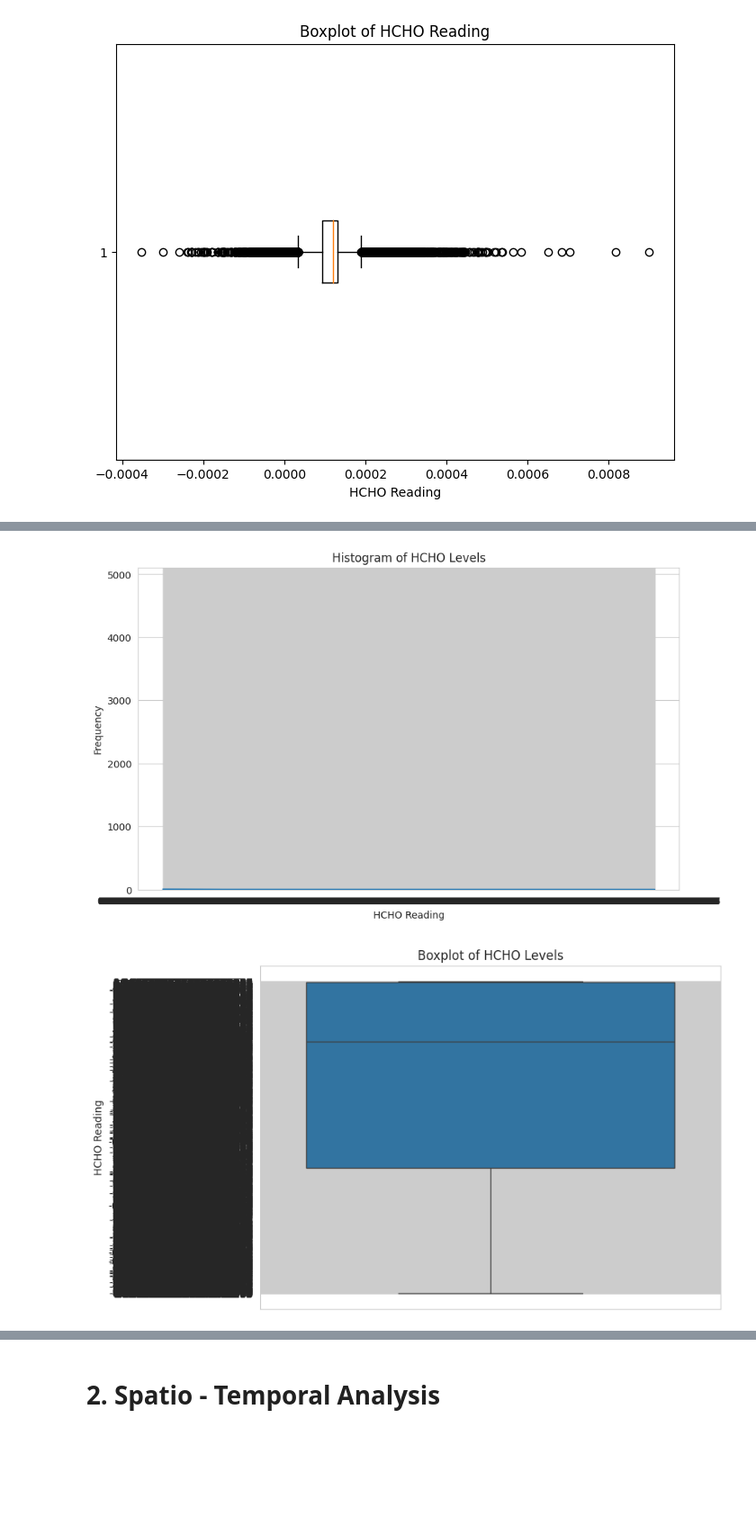
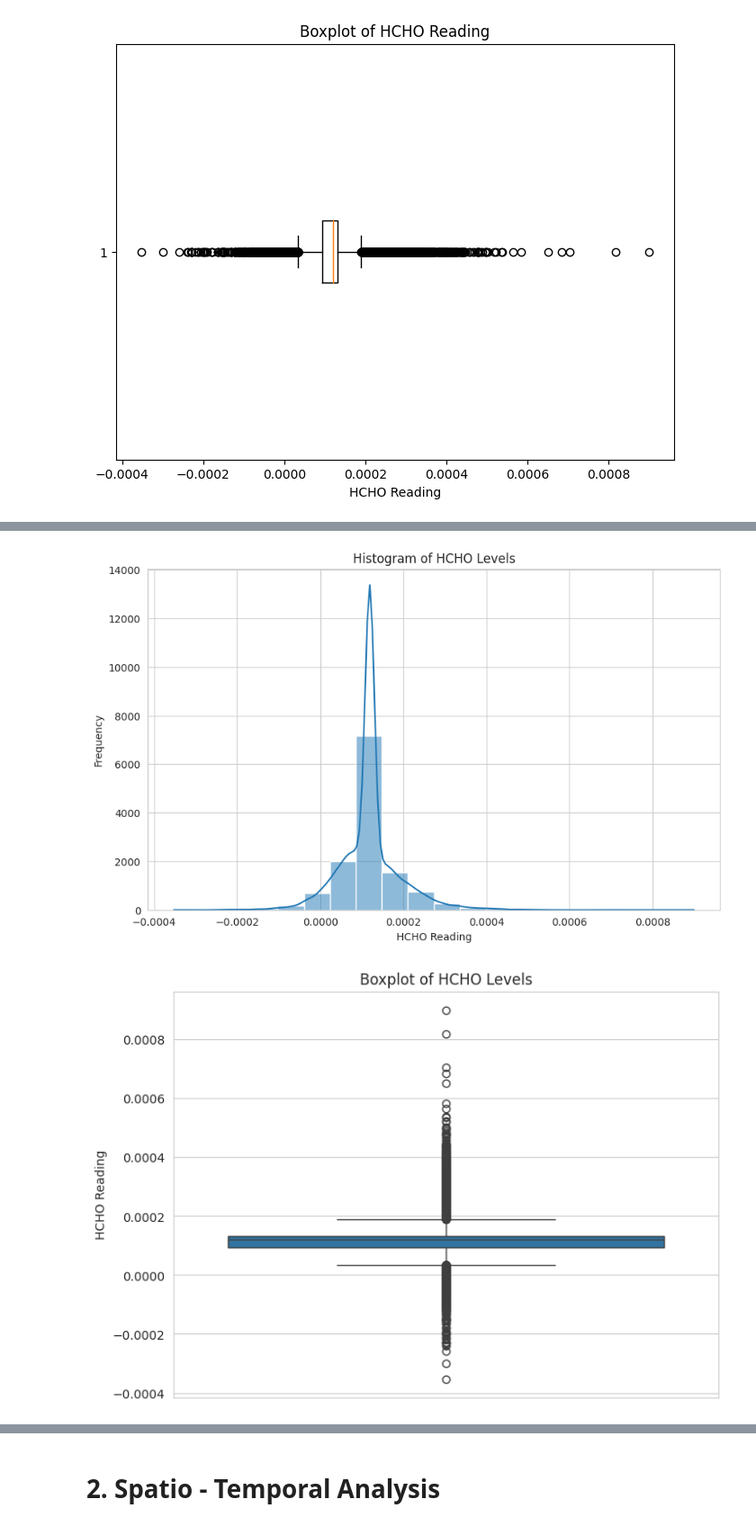
Before and after one commit to Manith-Ratnayake/HCHO_Emission, a Jupyter notebook: Data_Engineering.ipynb, the cells around one changed output, grey strips where cells are left out. Shown at 90% size. Saved outputs shown, nothing was run; the diff lists cells and outputs as text; code cells hidden in the pictures; blank space fills up the shorter version.

```diff
--- a/Data_Engineering.ipynb
+++ b/Data_Engineering.ipynb
@@ -24,29 +24,26 @@ from pyspark.sql import SparkSession
 from pyspark.sql.functions import col, mean, median, stddev
 # %%
 # Creating a py spark session
-spark = SparkSession.builder \
-    .appName("HCHO Analysis") \
-    .getOrCreate()
+spark = SparkSession.builder.appName("sparkApp").getOrCreate()
 # %%
 # Reading three files
-col_mat_nuw_data = spark.read.csv("/content/drive/My Drive/Data Engineering/col_mat_nuw_output.csv", header=False)
-kan_data = spark.read.csv("/content/drive/My Drive/Data Engineering/kan_output.csv", header=False)
-mon_kur_jaf_data = spark.read.csv("/content/drive/My Drive/Data Engineering/mon_kur_jaf_output.csv", header=False)
+col_mat_nuw_data = spark.read.csv("/content/drive/My Drive/Data Engineering/col_mat_nuw_output.csv", header=False, inferSchema = True)
+kan_data         = spark.read.csv("/content/drive/My Drive/Data Engineering/kan_output.csv", header=False, inferSchema = True )
+mon_kur_jaf_data = spark.read.csv("/content/drive/My Drive/Data Engineering/mon_kur_jaf_output.csv", header=False, inferSchema = True)
 
 # Combining all files into 1 file
-all_data = col_mat_nuw_data.union(mon_kur_jaf_data).union(kan_data)
+df_spark = col_mat_nuw_data.union(mon_kur_jaf_data).union(kan_data)
 
 # Checking the current column names
-print(all_data.columns)
+print(df_spark.columns)
 
-# Changing column name to meaninful name
 # Rename the columns to more meaningful names
-all_data = all_data.withColumnRenamed('_c0', 'HCHO Reading') \
+df_spark = df_spark.withColumnRenamed('_c0', 'HCHO Reading') \
                    .withColumnRenamed('_c1', 'Location') \
                    .withColumnRenamed('_c2', 'Current Date') \
                    .withColumnRenamed('_c3', 'Next Date')
 
-print(all_data.columns)
+print(df_spark.columns)
 # %% [output]
 ['_c0', '_c1', '_c2', '_c3']
 ['HCHO Reading', 'Location', 'Current Date', 'Next Date']
@@ -54,18 +51,18 @@ print(all_data.columns)
 from pyspark.sql.functions import col, sum as pyspark_sum
 
 # Define a list of column names
-columns = all_data.columns
+columns = df_spark.columns
 
 # Create a dictionary to store the count of missing values for each column
 missing_value_counts = {}
 
 # Loop through each column and count the missing values
 for col_name in columns:
-    missing_count = all_data.filter(col(col_name).isNull()).count()
+    missing_count = df_spark.filter(col(col_name).isNull()).count()
     missing_value_counts[col_name] = missing_count
 
 # Print the count of missing values for each column
-print("Number of missing values in each column:")
+print("Number of missing values in each column:\n")
 for col_name, count in missing_value_counts.items():
     print(col_name, ": ", count)
 # %% [output]
@@ -80,19 +119,19 @@ from pyspark.sql.functions import mean as pyspark_mean, when
 # Impute missing values for numerical columns with the mean
 numerical_columns = ['HCHO Reading']  # Assuming 'HCHO Reading' is the only numerical column
 for col_name in numerical_columns:
-    mean_value = all_data.select(pyspark_mean(col(col_name)).alias('mean')).collect()[0]['mean']
-    all_data = all_data.withColumn(col_name, when(col(col_name).isNull(), mean_value).otherwise(col(col_name)))
+    mean_value = df_spark.select(pyspark_mean(col(col_name)).alias('mean')).collect()[0]['mean']
+    df_spark = df_spark.withColumn(col_name, when(col(col_name).isNull(), mean_value).otherwise(col(col_name)))
 
 # Impute missing values for categorical columns with the most frequent category
 categorical_columns = ['Location', 'Current Date', 'Next Date']  # Assuming these are categorical columns
 for col_name in categorical_columns:
-    most_frequent_value = all_data.groupBy(col_name).count().orderBy(col('count').desc()).first()[col_name]
-    all_data = all_data.withColumn(col_name, when(col(col_name).isNull(), most_frequent_value).otherwise(col(col_name)))
+    most_frequent_value = df_spark.groupBy(col_name).count().orderBy(col('count').desc()).first()[col_name]
+    df_spark = df_spark.withColumn(col_name, when(col(col_name).isNull(), most_frequent_value).otherwise(col(col_name)))
 
 # Recheck missing values after imputation
 missing_value_counts_after_imputation = {}
-for col_name in all_data.columns:
-    missing_count = all_data.filter(col(col_name).isNull()).count()
+for col_name in df_spark.columns:
+    missing_count = df_spark.filter(col(col_name).isNull()).count()
     missing_value_counts_after_imputation[col_name] = missing_count
 
 # Print the count of missing values for each column after imputation
@@ -192,31 +189,31 @@ Descriptive statistics across the entire dataset:
 # %%
 import matplotlib.pyplot as plt
 import seaborn as sns
 import pandas as pd
 
 # Convert PySpark DataFrame to Pandas DataFrame
-hcho_data_pd = all_data.select('HCHO Reading').toPandas()
+hcho_data_pd = df_spark.select('HCHO Reading').toPandas()
 
 # Set plot style
 sns.set_style("whitegrid")
 
 # Create histogram
 plt.figure(figsize=(10, 6))
 sns.histplot(data=hcho_data_pd, x='HCHO Reading', bins=20, kde=True)
 plt.title('Histogram of HCHO Levels')
 plt.xlabel('HCHO Reading')
 plt.ylabel('Frequency')
 plt.show()
 
 # Create boxplot
 plt.figure(figsize=(8, 6))
 sns.boxplot(data=hcho_data_pd, y='HCHO Reading')
 plt.title('Boxplot of HCHO Levels')
 plt.ylabel('HCHO Reading')
 plt.show()
 # %% [output]
-[figure, old version]
+[figure, new version]
-[figure, old version]
+[figure, new version]
 # %%
 import pandas as pd
 from statsmodels.tsa.arima.model import ARIMA
```
Also changed, not shown: parts of 9 cells of this notebook.
